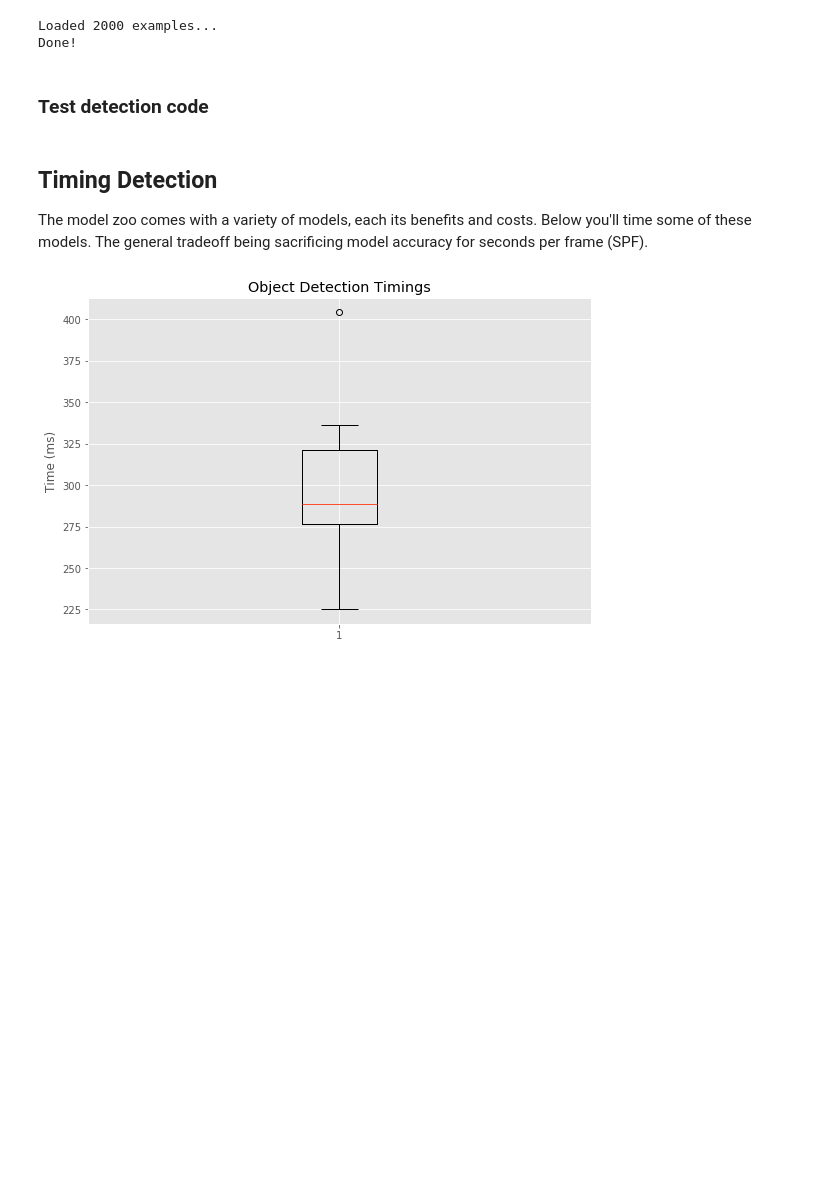
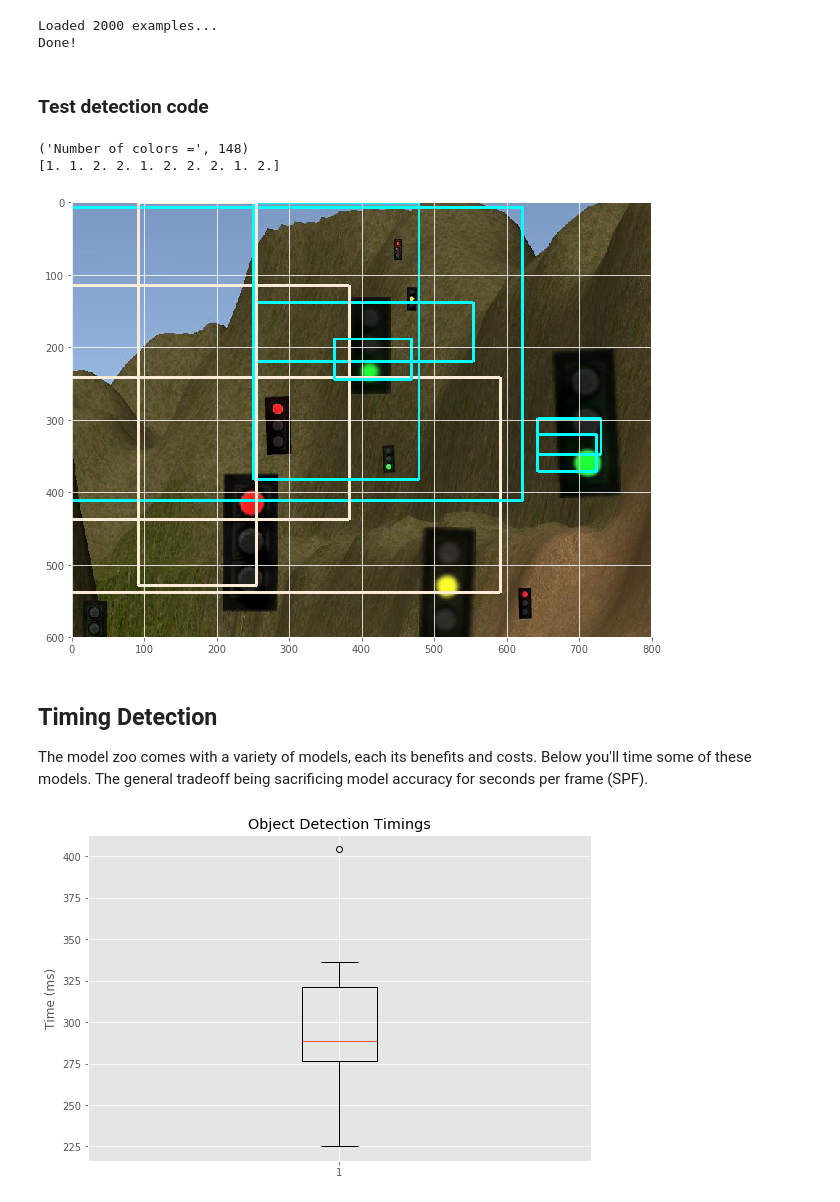
Before and after one commit to thegleb/CarND-Capstone, a Jupyter notebook: model-playground/CarND-capstone-model-playground.ipynb, the cells around one changed output. Drawn from its saved outputs; the diff is of its cells as text; code cells hidden in the pictures; blank space fills up the shorter version.

```diff
--- a/model-playground/CarND-capstone-model-playground.ipynb
+++ b/model-playground/CarND-capstone-model-playground.ipynb
@@ -258,12 +260,12 @@ for i in range(2000):
 
     new_bounding_boxes = add_to_image(bg, yellow, 5, bounding_boxes)
     for i in range(len(new_bounding_boxes)):
-        labels.append('Green_light')
+        labels.append('Yellow_light')
         bounding_boxes.append(new_bounding_boxes[i])
 
     new_bounding_boxes = add_to_image(bg, red, 5, bounding_boxes)
     for i in range(len(new_bounding_boxes)):
-        labels.append('Green_light')
+        labels.append('Red_light')
         bounding_boxes.append(new_bounding_boxes[i])
 
     bg_width, bg_height = bg.size
@@ -284,10 +286,10 @@ for i in range(2000):
         x_min, y_min, x_max, y_max = bounding_boxes[i]
         entry['boxes'].append({
             'label': labels[i],
+            'x_min': x_min,
             'x_max': x_max,
-            'x_min': x_min,
+            'y_min': y_min,
             'y_max': y_max,
-            'y_min': y_min
         })
 
     entries.append(entry)
@@ -448,6 +450,7 @@ def preprocess(img):
     return Image.fromarray(img)
 # %%
 detection_graph = load_graph('./model/frozen_inference_graph.pb')
+image = Image.open('./synthetic-dataset-2/images/synthetic-10.jpg')
 
 # Colors (one for each class)
 cmap = ImageColor.colormap
@@ -469,36 +472,39 @@ detection_scores = detection_graph.get_tensor_by_name('detection_scores:0')
 detection_classes = detection_graph.get_tensor_by_name('detection_classes:0')
 
 
-image = Image.open('./synthetic-dataset-2/images/synthetic-0.jpg')
 # image = preprocess(image)
 image_np = np.expand_dims(np.asarray(image, dtype=np.uint8), 0)
 
 with tf.Session(graph=detection_graph) as sess:
     # Actual detection.
     (boxes, scores, classes) = sess.run([detection_boxes, detection_scores, detection_classes],
                                         feed_dict={image_tensor: image_np})
 
     # Remove unnecessary dimensions
     boxes = np.squeeze(boxes)
     scores = np.squeeze(scores)
     classes = np.squeeze(classes)
 
     confidence_cutoff = 0.3
     # Filter boxes with a confidence score less than `confidence_cutoff`
     boxes, scores, classes = filter_boxes(confidence_cutoff, boxes, scores, classes)
 
     # The current box coordinates are normalized to a range between 0 and 1.
     # This converts the coordinates actual location on the image.
     width, height = image.size
     box_coords = to_image_coords(boxes, height, width)
 
     # Each class with be represented by a differently colored box
     draw_boxes(image, box_coords, classes)
 #     print(detection_classes)
     print(classes)
 
     plt.figure(figsize=(12, 8))
     plt.imshow(image)
+# %% [output]
+('Number of colors =', 148)
+[1. 1. 2. 2. 1. 2. 2. 2. 1. 2.]
+[figure, added]
 # %% [markdown]
 ## Timing Detection
 
```
Also changed, not shown: parts of 3 cells of this notebook.
